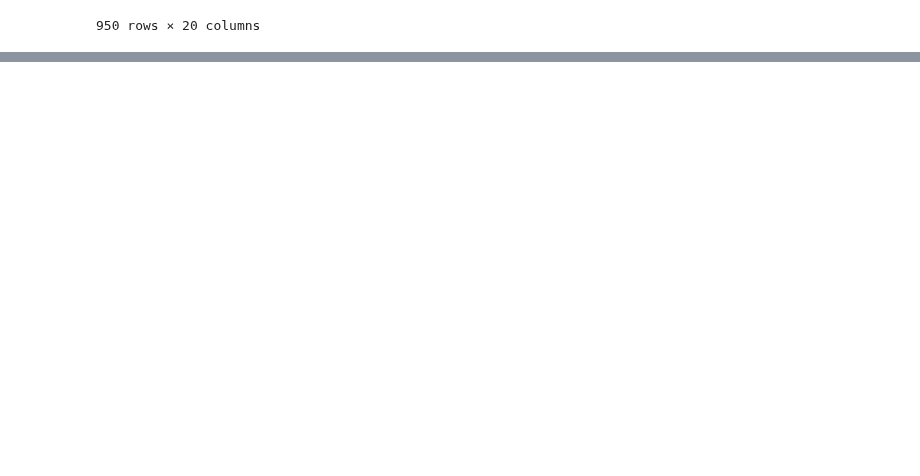
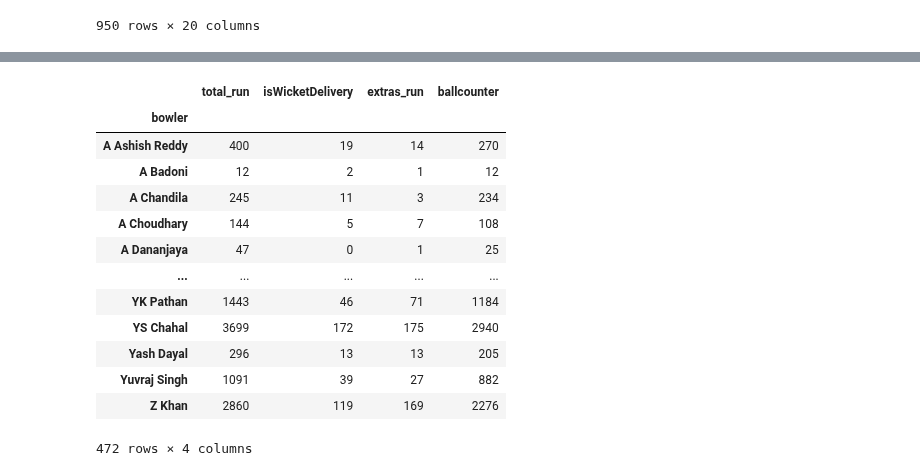
Before and after one commit to ubco-W2022T2-data301/project-group-group60, a Jupyter notebook: analysis/analysis2.ipynb, the cells around one changed output, grey strips where cells are left out. Drawn from its saved outputs; the diff is of its cells as text; code cells hidden in the pictures; blank space fills up the shorter version.

```diff
--- a/analysis/analysis2.ipynb
+++ b/analysis/analysis2.ipynb
@@ -25,0 +11,20 @@ ball_by_ball
+# %%
+# Your Solution Here
+# Themes and colours in Seaborn
+
+# There are five preset seaborn themes: darkgrid, whitegrid, dark, white, and ticks.
+# They are each suited to different applications and personal preferences.
+# You can see what they look like [here](https://seaborn.pydata.org/tutorial/aesthetics.html#seaborn-figure-styles)
+
+# Just for fun, we're going to set the theme to be a nice one:
+sns.set_theme(style="ticks",
+              font_scale=1.3, # This scales the fonts slightly higher
+             )
+# And we're going to remove the top and right axis lines
+import matplotlib.pyplot as plt
+plt.rc("axes.spines", top=False, right=False)
+import pandas as pd
+ball_by_ball = pd.read_csv("../data/raw/IPL_Ball_by_Ball_2008_2022.csv")
+
+ball_by_ball['ballcounter']=1
+ball_by_ball
@@ -41,3 +60,18 @@ matches
 | 948 | 335983 | Chandigarh | 2008-04-19 | 2007/08 | 2 | Kings XI Punjab | Chennai Super Kings | Punjab Cricket Association Stadiu... | Chennai Super Kings | bat | ... |
 | 949 | 335982 | Bangalore | 2008-04-18 | 2007/08 | 1 | Royal Challengers Bangalore | Kolkata Knight Riders | M Chinnaswamy Stadium | Royal Challengers Bangalore | field | ... |
 950 rows × 20 columns
+# %%
+import pandas as pd
+bowling_data = ball_by_ball[['bowler', 'total_run', 'isWicketDelivery', 'extras_run', 'ballcounter']]
+bowler_stats = bowling_data.groupby('bowler').agg({'total_run': 'sum', 'isWicketDelivery': 'sum', 'extras_run': 'sum', 'ballcounter': 'sum'})
+bowler_stats.rename(columns={'total_runs': 'runs_given', 'isWicketDelivery':'wickets_taken', 'extras_run': 'extras_given', 'ballcounter': 'balls_bowled'}, inplace=True)
+bowler_stats['overs_bowled'] = bowler_stats['balls_bowled'] // 6
+bowler_stats=bowler_stats[bowler_stats['overs_bowled']>=300]
+bowler_stats.sort_values(by='wickets_taken', ascending=False, inplace=True)
+bowler_stats['Economy Rate']=bowler_stats['total_run']/bowler_stats['overs_bowled']
+bowler_stats.replace([np.inf, -np.inf], 0, inplace=True)
+# Print the summary
+print(bowler_stats)
+bowlerlistdescription=bowler_stats.describe(include="all")
+bowlerlistdescription
+bowler_stats.to_csv("..
@@ -43,0 +105,20 @@ matches
+# %%
+mask = (ball_by_ball['overs'] >= 16) & (ball_by_ball['overs'] <= 20)
+filtered_ipl_data = ball_by_ball[mask]
+bowler_stats1 = bowling_data.groupby('bowler').agg({'total_run': 'sum', 'isWicketDelivery': 'sum', 'extras_run': 'sum', 'ballcounter': 'sum'})
+bowler_stats1
+# %% [output]
+|  | total_run | isWicketDelivery | extras_run | ballcounter |
+| bowler |  |  |  |  |
+| A Ashish Reddy | 400 | 19 | 14 | 270 |
+| A Badoni | 12 | 2 | 1 | 12 |
+| A Chandila | 245 | 11 | 3 | 234 |
+| A Choudhary | 144 | 5 | 7 | 108 |
+| A Dananjaya | 47 | 0 | 1 | 25 |
+| ... | ... | ... | ... | ... |
+| YK Pathan | 1443 | 46 | 71 | 1184 |
+| YS Chahal | 3699 | 172 | 175 | 2940 |
+| Yash Dayal | 296 | 13 | 13 | 205 |
+| Yuvraj Singh | 1091 | 39 | 27 | 882 |
+| Z Khan | 2860 | 119 | 169 | 2276 |
+472 rows × 4 columns
```
Also changed, not shown: parts of 6 cells of this notebook, 1 other file.
